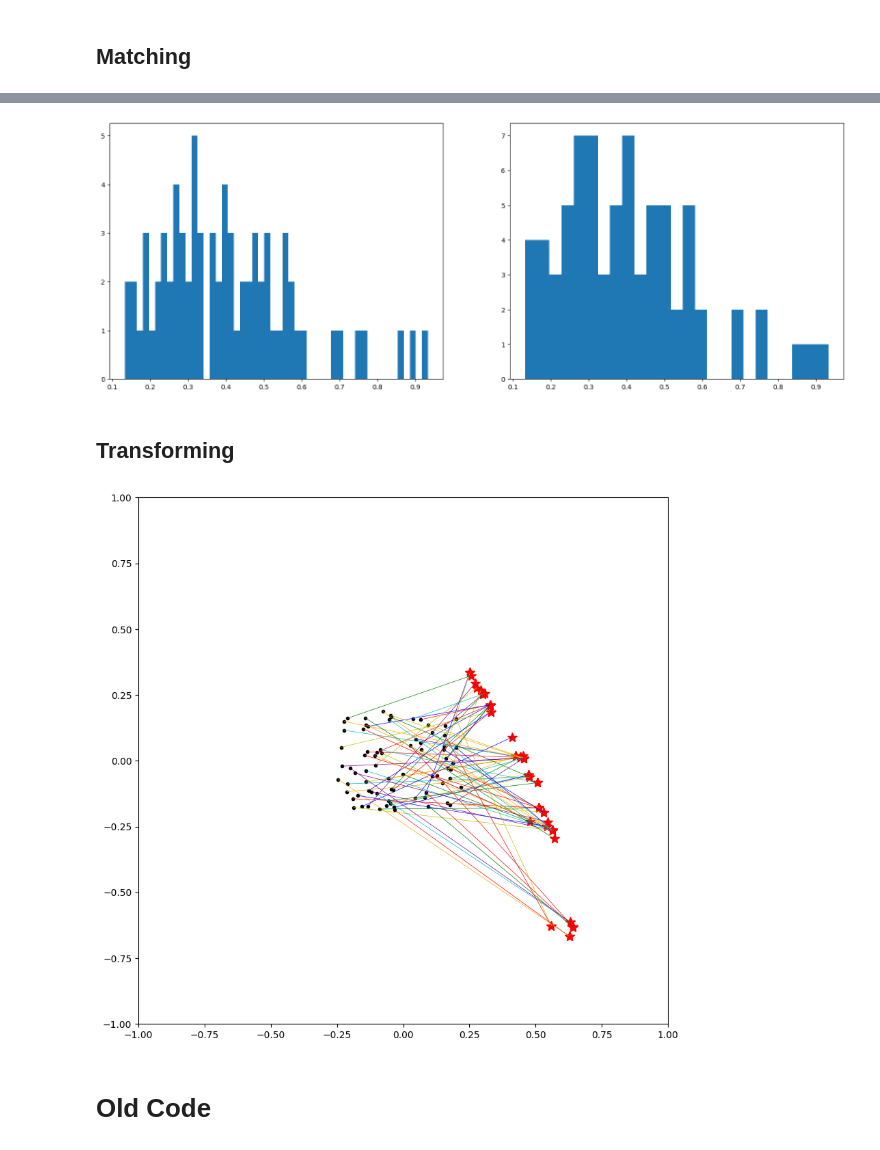
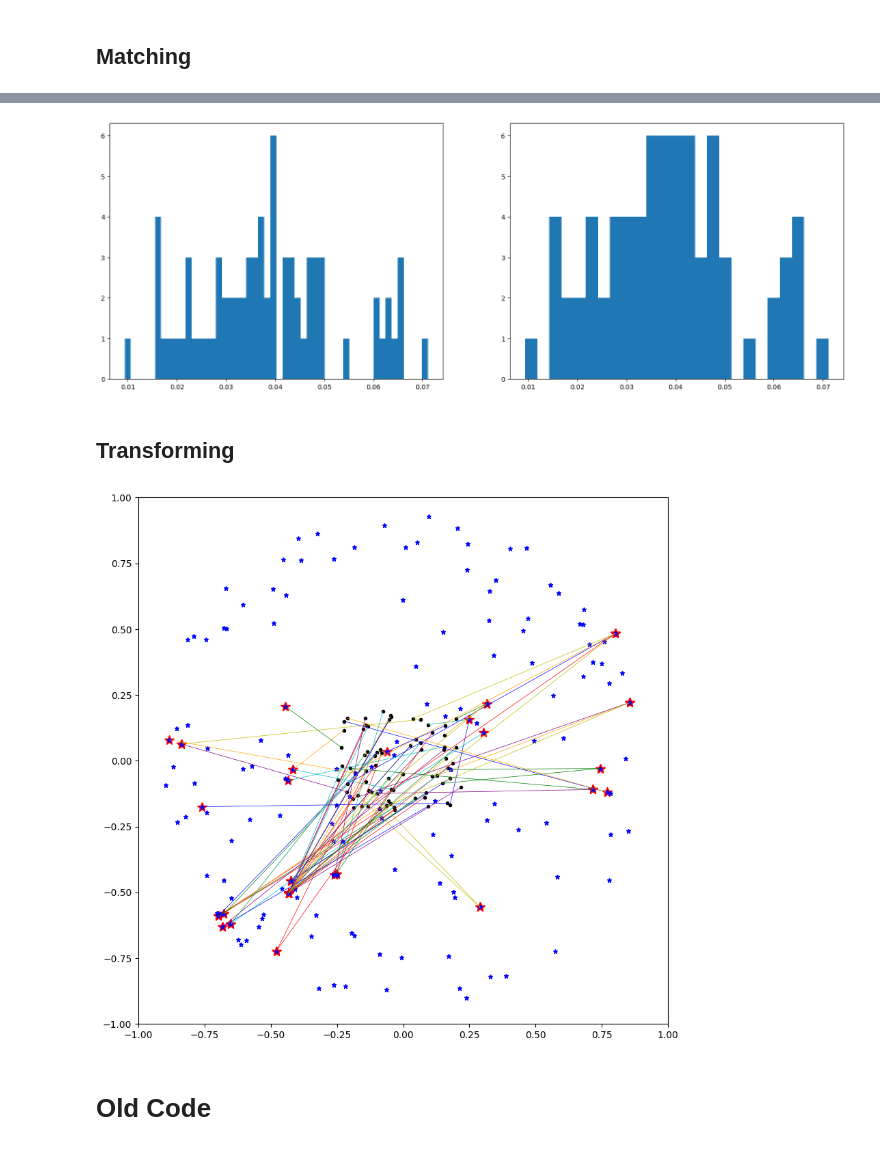
Before and after one commit to emilycardwell/find-my-star, a Jupyter notebook: testing.ipynb, the cells around one changed output, grey strips where cells are left out. Cells and saved outputs as stored; diff of their text form; code cells hidden in the pictures.

```diff
--- a/testing.ipynb
+++ b/testing.ipynb
@@ -560,7 +560,7 @@ def get_features(df):
         'dist3': np.array(all_dists)[:, 2],
     }, index=df.index)
 
-    return pd.concat([df, feats], axis=1)
+    return pd.concat([df.magnitude, feats], axis=1)
 # %%
 brightest_refs = star_data[star_data.loc[:, 'magnitude'] < 4].copy()
 ref_feats = get_features(brightest_refs)
@@ -607,7 +607,7 @@ mag_scaler = MinMaxScaler((0, 1))
 mag_scaler.fit(ref_feats.loc[:, ['magnitude']])
 ref_m_norm = mag_scaler.transform(ref_feats.loc[:, ['magnitude']])
 
-fit_transform = ref_feats.copy()
+ref_feats_norm = ref_feats.copy()
 ref_feats_norm['magnitude'] = ref_m_norm
 ref_feats_norm
 # %% [output]
@@ -675,7 +675,7 @@ ax[0].hist(distances, bins=50)
 ax[1].hist(m_dists.values(), bins=25)
 plt.show()
 # %% [output]
-[figure, old version]
+[figure, new version]
 # %% [markdown]
 ## Transforming
 # %%
@@ -692,35 +692,36 @@ for t_id, dist in r_m_dists.items():
     all_test.append(test_coords)
 
     # ref_coords = ([star_data.iloc[r[1]]['x':'y'].values for r in r_info])
     # all_ref.extend(ref_coords)
     r_idx = matches[t_id]
-    ref_coords = (star_data.iloc[r_idx]['x':'y'].values)
+    ref_coords = (brightest_refs.iloc[r_idx]['x':'y'].values)
     all_ref.append(ref_coords)
 
     # mvmt_lines.append([[tuple(test_coords), tuple(rc)] for rc in ref_coords])
     mvmt_lines.append([[test_coords, ref_coords]])
 
     # if c == 20:
     #     break
     # c += 1
 
 all_test = np.array(all_test)
 all_ref = np.array(all_ref)
 
 fig, ax = plt.subplots(figsize=(10,10))
 ax.plot(all_test[:, 0], all_test[:, 1], '.k')
 ax.plot(all_ref[:, 0], all_ref[:, 1], '*r', markersize=10)
+ax.plot(brightest_refs.x, brightest_refs.y, '*b', markersize=5)
 
 colors = ['r', 'orange', 'y', 'g', 'c', 'b', 'purple']
 colors = colors*(len(mvmt_lines)//len(colors) + 1)
 for ml, color in zip(mvmt_lines, colors):
     ax.add_collection(LineCollection(ml, linewidths=0.5, colors=color))
 
 ax.set_xlim(-1, 1)
 ax.set_ylim(-1, 1)
 plt.show()
 # %% [output]
-[figure, old version]
+[figure, new version]
 # %% [markdown]
 # Old Code
 # %%
```
Also changed, not shown: parts of 4 cells of this notebook.
